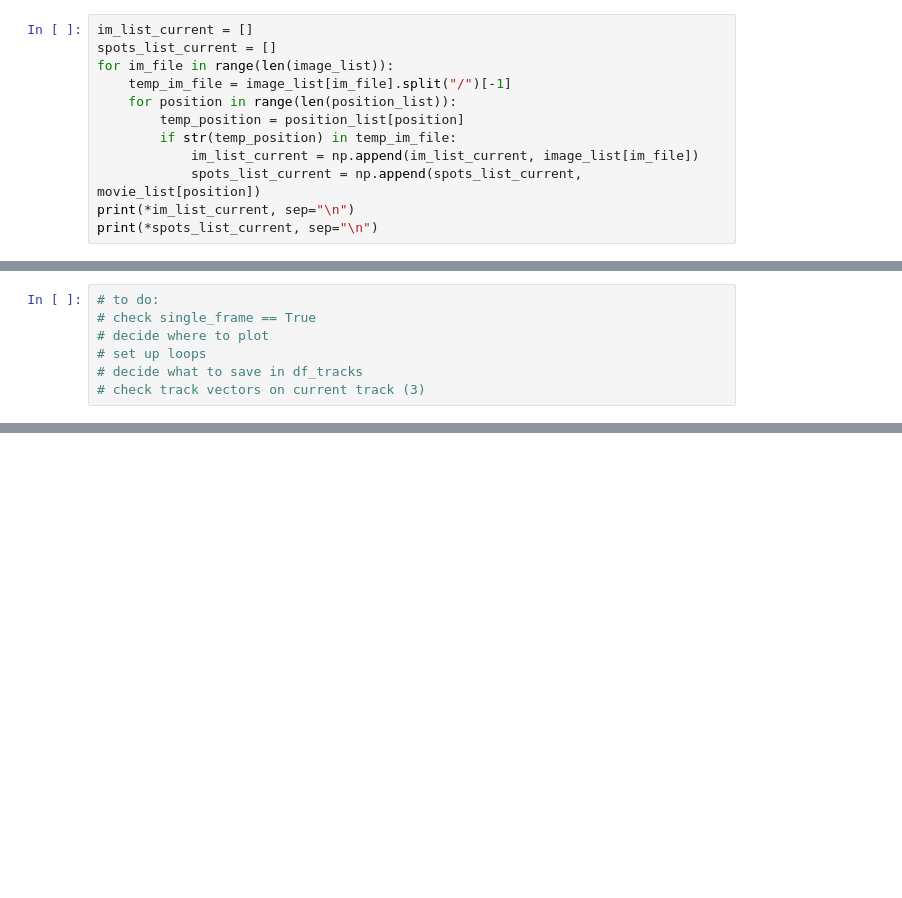
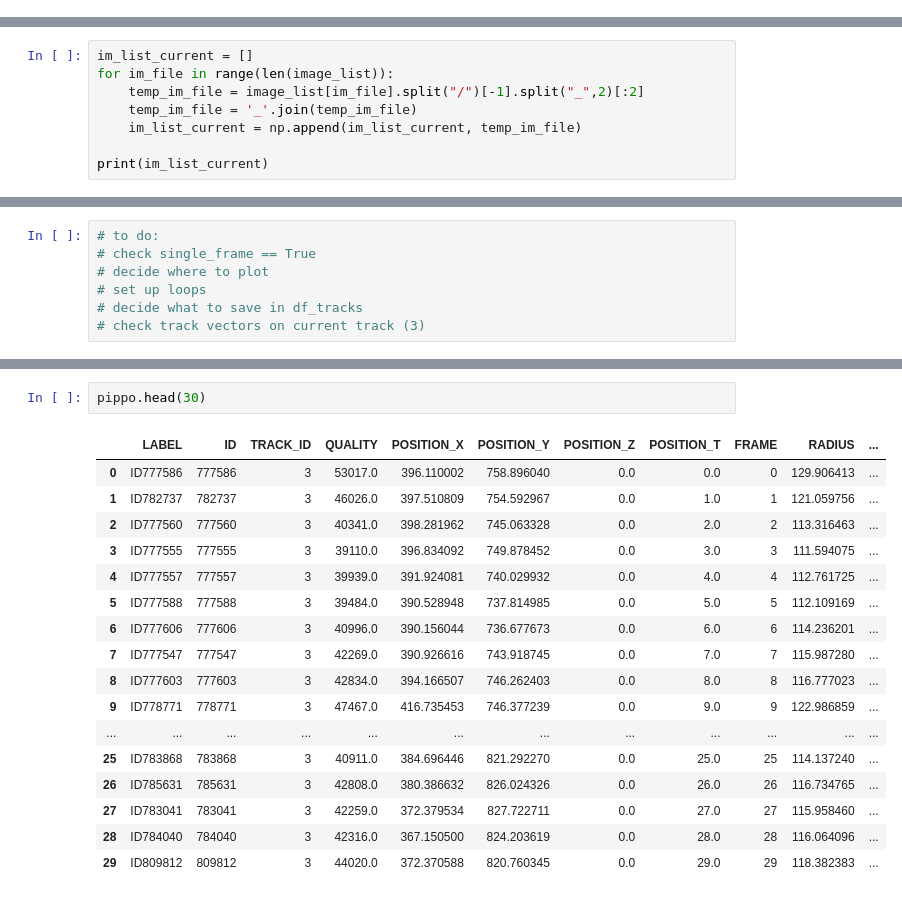
Before and after one commit to CellMigrationLab/AFT_tracks, a Jupyter notebook: 20250304_AFT_tracks.ipynb, the cells around one changed output, grey strips where cells are left out. Cells and saved outputs as stored; diff of their text form; blank space fills up the shorter version.

```diff
--- a/20250304_AFT_tracks.ipynb
+++ b/20250304_AFT_tracks.ipynb
@@ -97,12 +83,0 @@ print(*position_list, sep="\n")
-# %%
-im_list_current = []
-spots_list_current = []
-for im_file in range(len(image_list)):
-    temp_im_file = image_list[im_file].split("/")[-1]
-    for position in range(len(position_list)):
-        temp_position = position_list[position]
-        if str(temp_position) in temp_im_file:
-            im_list_current = np.append(im_list_current, image_list[im_file])
-            spots_list_current = np.append(spots_list_current, movie_list[position])
-print(*im_list_current, sep="\n")
-print(*spots_list_current, sep="\n")
@@ -113,0 +84,8 @@ siCTRL_R2_Position_12
+# %%
+im_list_current = []
+for im_file in range(len(image_list)):
+    temp_im_file = image_list[im_file].split("/")[-1].split("_",2)[:2]
+    temp_im_file = '_'.join(temp_im_file)
+    im_list_current = np.append(im_list_current, temp_im_file)
+
+print(im_list_current)
@@ -186,2 +423,22 @@ df_out_merge = pd.merge(df_track, df_out, on='FRAME', how='outer')
+# %%
+pippo.head(30)
+# %% [output]
+|  | LABEL | ID | TRACK_ID | QUALITY | POSITION_X | POSITION_Y | POSITION_Z | POSITION_T | FRAME | RADIUS | ... |
+| 0 | ID777586 | 777586 | 3 | 53017.0 | 396.110002 | 758.896040 | 0.0 | 0.0 | 0 | 129.906413 | ... |
+| 1 | ID782737 | 782737 | 3 | 46026.0 | 397.510809 | 754.592967 | 0.0 | 1.0 | 1 | 121.059756 | ... |
+| 2 | ID777560 | 777560 | 3 | 40341.0 | 398.281962 | 745.063328 | 0.0 | 2.0 | 2 | 113.316463 | ... |
+| 3 | ID777555 | 777555 | 3 | 39110.0 | 396.834092 | 749.878452 | 0.0 | 3.0 | 3 | 111.594075 | ... |
+| 4 | ID777557 | 777557 | 3 | 39939.0 | 391.924081 | 740.029932 | 0.0 | 4.0 | 4 | 112.761725 | ... |
+| 5 | ID777588 | 777588 | 3 | 39484.0 | 390.528948 | 737.814985 | 0.0 | 5.0 | 5 | 112.109169 | ... |
+| 6 | ID777606 | 777606 | 3 | 40996.0 | 390.156044 | 736.677673 | 0.0 | 6.0 | 6 | 114.236201 | ... |
+| 7 | ID777547 | 777547 | 3 | 42269.0 | 390.926616 | 743.918745 | 0.0 | 7.0 | 7 | 115.987280 | ... |
+| 8 | ID777603 | 777603 | 3 | 42834.0 | 394.166507 | 746.262403 | 0.0 | 8.0 | 8 | 116.777023 | ... |
+| 9 | ID778771 | 778771 | 3 | 47467.0 | 416.735453 | 746.377239 | 0.0 | 9.0 | 9 | 122.986859 | ... |
+| ... | ... | ... | ... | ... | ... | ... | ... | ... | ... | ... | ... |
+| 25 | ID783868 | 783868 | 3 | 40911.0 | 384.696446 | 821.292270 | 0.0 | 25.0 | 25 | 114.137240 | ... |
+| 26 | ID785631 | 785631 | 3 | 42808.0 | 380.386632 | 826.024326 | 0.0 | 26.0 | 26 | 116.734765 | ... |
+| 27 | ID783041 | 783041 | 3 | 42259.0 | 372.379534 | 827.722711 | 0.0 | 27.0 | 27 | 115.958460 | ... |
+| 28 | ID784040 | 784040 | 3 | 42316.0 | 367.150500 | 824.203619 | 0.0 | 28.0 | 28 | 116.064096 | ... |
+| 29 | ID809812 | 809812 | 3 | 44020.0 | 372.370588 | 820.760345 | 0.0 | 29.0 | 29 | 118.382383 | ... |
 # %%
 plt.figure(figsize=(18,12))
```
Also changed, not shown: parts of 28 cells of this notebook.
